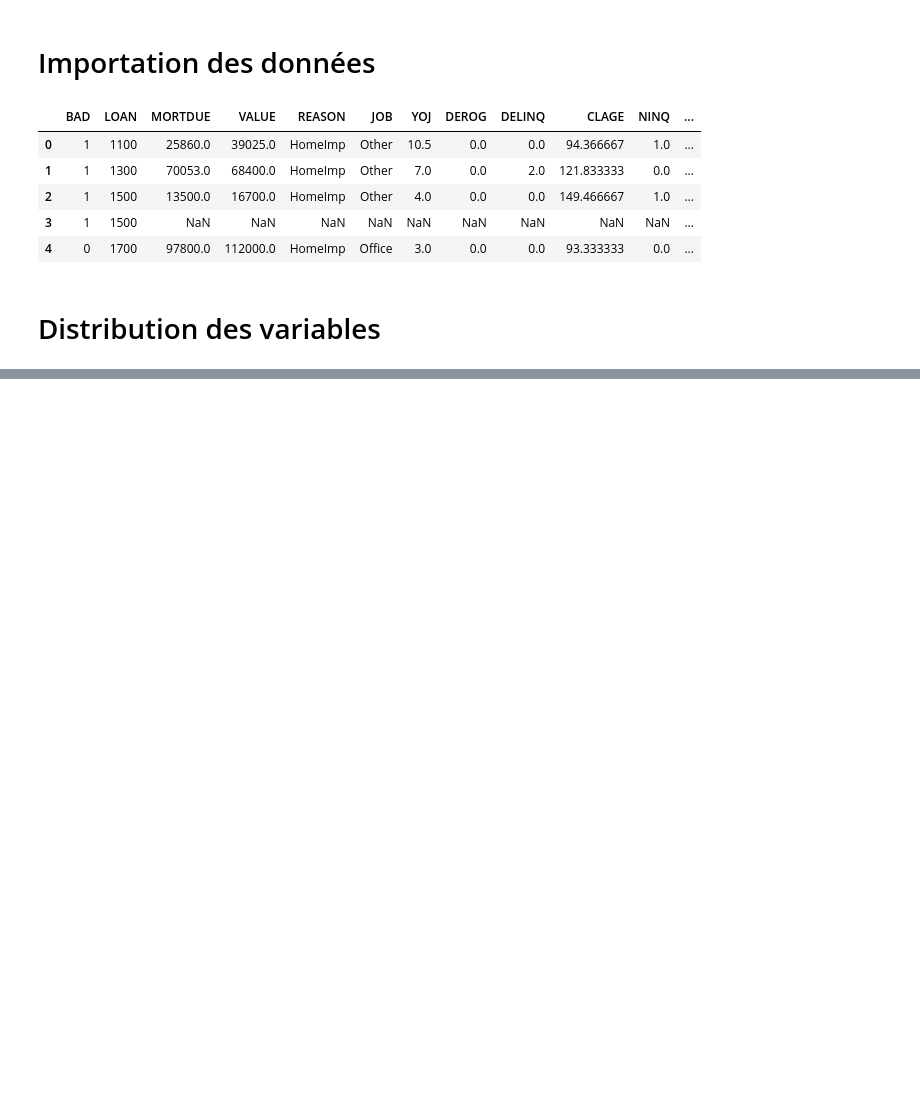
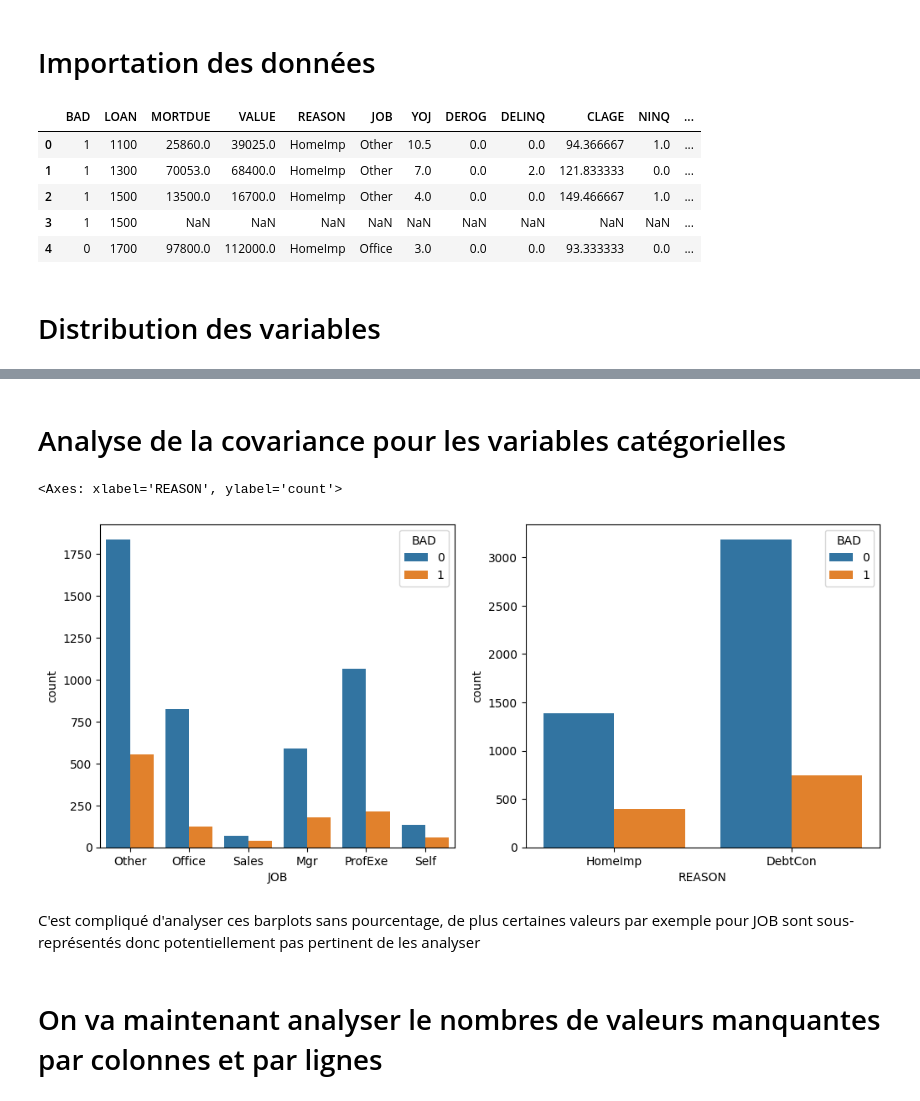
Before and after one commit to morganjowitt/Projet_scoring, a Jupyter notebook: morgan/analyse_exp.ipynb, the cells around one changed output, grey strips where cells are left out. Drawn from its saved outputs; the diff is of its cells as text; code cells hidden in the pictures; blank space fills up the shorter version.

Commit message:
Update analyse exploratoire morgan

```diff
--- a/morgan/analyse_exp.ipynb
+++ b/morgan/analyse_exp.ipynb
@@ -70,0 +83,16 @@ plt.show()
+# %% [markdown]
+# Analyse de la covariance pour les variables catégorielles
+# %%
+data_cat=pd.concat([data.select_dtypes(include='object'),data_num['BAD']],axis=1)
+
+fig, axes = plt.subplots(1, 2, figsize=(12, 5))
+
+sns.countplot(x='JOB', hue='BAD', data=data_cat,ax=axes[0])
+sns.countplot(x='REASON', hue='BAD', data=data_cat,ax=axes[1])
+# %% [output]
+<Axes: xlabel='REASON', ylabel='count'>
+[figure, added]
+# %% [markdown]
+C'est compliqué d'analyser ces barplots sans pourcentage, de plus certaines valeurs par exemple pour JOB sont sous-représentés donc potentiellement pas pertinent de les analyser
+# %% [markdown]
+# On va maintenant analyser le nombres de valeurs manquantes par colonnes et par lignes
```
Also changed, not shown: parts of 8 cells of this notebook.
